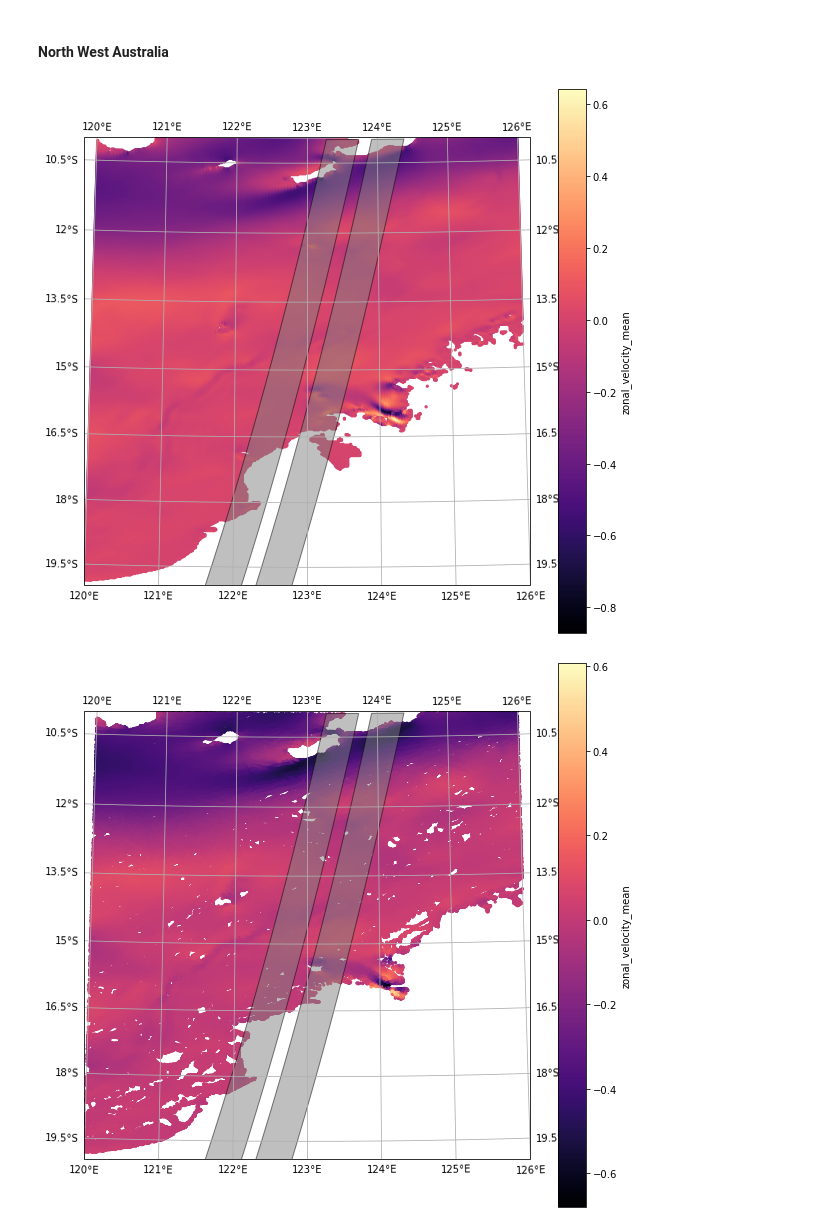
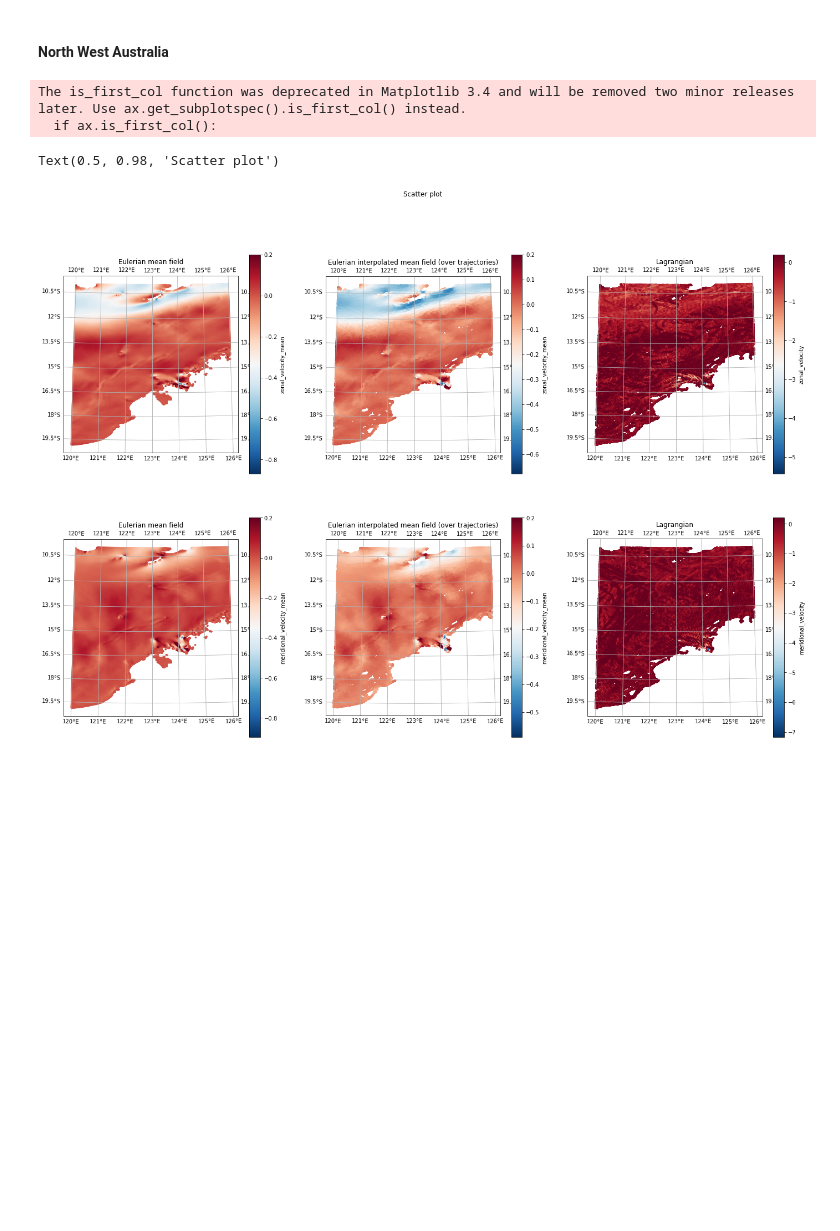
Before and after one commit to zcasparco/SWOT_CalVal, a Jupyter notebook: EL_regional_stats.ipynb, the cells around one changed output. Saved outputs shown, nothing was run; the diff lists cells and outputs as text; code cells hidden in the pictures; blank space fills up the shorter version.

```diff
--- a/EL_regional_stats.ipynb
+++ b/EL_regional_stats.ipynb
@@ -186,5 +187,3 @@ def binned_site(bbox,df,dl,V):
     df_sub = df_sub.persist()
     uv_sub = df_sub.groupby(['lon_cut','lat_cut']).mean(skipna=False).compute()
     return uv_sub
-# %%
-ds = ut.load_data(['SSU','SSV'])
@@ -324,11 +329,11 @@ dfE_1dl = dfE_1dl.assign_coords({'lon':dfL_1dl.lon.values,'lat':dfL_1dl.lat.valu
 cmap='RdGy'
 fig, axs = plt.subplots(2,3,figsize=(15,10))
 for i,V in enumerate(['zonal_velocity_mean','meridional_velocity_mean']):
-    (1-np.abs(dfE_1dl[V]/dfL_1dl[V])).plot(x='lon',y='lat',cmap=cmap,ax=axs[i,0],vmax=1)
+    (1-np.abs(dfL_1dl[V]/dfE_1dl[V])).plot(x='lon',y='lat',cmap=cmap,ax=axs[i,0],vmax=1)
     (1-np.abs(dfL_1dl[V.split('_m')[0]]/dfL_1dl[V])).plot(x='lon',y='lat',cmap=cmap,ax=axs[i,1],vmax=1)
     (1-np.abs(dfL_1dl[V.split('_m')[0]]/dfE_1dl[V])).plot(x='lon',y='lat',cmap=cmap,ax=axs[i,2],vmax=1)
 
-    for title,ax in zip([r'$1-<\bar u_E>/<\bar u_i>$',r'$1-<u>/<\bar u_i>$',r'$1-<u>/<\bar u_E>$'],axs[i,:]):
+    for title,ax in zip([r'$1-<\bar u_{E,i}>/<\bar u_E>$',r'$1-<u_L>/<\bar u_{E,i}>$',r'$1-<u>/<\bar u_E>$'],axs[i,:]):
         ax.set_title(title)
 
 fig.suptitle('Binned plot')
@@ -400,12 +478,12 @@ fig.tight_layout()
 # %%
-cmap='RdGy'
+cmap='bone_r'
 fig, axs = plt.subplots(2,3,figsize=(15,10))
 for i,V in enumerate(['zonal_velocity_mean','meridional_velocity_mean']):
-    (1-np.abs(dfE_1dl[V]/dfL_1dl[V])).plot(x='lon',y='lat',cmap=cmap,ax=axs[i,0],vmax=1)
-    (1-np.abs(dfL_1dl[V.split('_m')[0]]/dfL_1dl[V])).plot(x='lon',y='lat',cmap=cmap,ax=axs[i,1],vmax=1)
-    (1-np.abs(dfL_1dl[V.split('_m')[0]]/dfE_1dl[V])).plot(x='lon',y='lat',cmap=cmap,ax=axs[i,2],vmax=1)
+    np.abs(dfE_1dl[V]-dfL_1dl[V]).plot(x='lon',y='lat',cmap=cmap,ax=axs[i,0],vmax=0.05)
+    np.abs(dfL_1dl[V]-dfL_1dl[V.split('_m')[0]]).plot(x='lon',y='lat',cmap=cmap,ax=axs[i,1],vmax=0.05)
+    np.abs(dfE_1dl[V]-dfL_1dl[V.split('_m')[0]]).plot(x='lon',y='lat',cmap=cmap,ax=axs[i,2],vmax=0.05)
 
-    for title,ax in zip([r'$1-<\bar u_E>/<\bar u_i>$',r'$1-<u>/<\bar u_i>$',r'$1-<u>/<\bar u_E>$'],axs[i,:]):
+    for title,ax in zip([r'$\vert <\bar u_E>_b-<\bar u_{E,i}>_{b,t}\vert$',r'$\vert <\bar u_{E,i}>_{b,t}-<u>_{b,t}\vert$',r'$\vert<\bar u_E>-<u>\vert$'],axs[i,:]):
         ax.set_title(title)
 
 fig.suptitle('Binned plot')
@@ -429,9 +507,39 @@ df_sub = df_sub.compute()
 # %%
 df_E = func(ds,['zonal_velocity_mean','meridional_velocity_mean'])
 # %%
-colmap='magma'
-plot_swot(df_E,'zonal_velocity_mean',bbox,colmap)
-plot_swot(df_sub,'zonal_velocity_mean',bbox,colmap)
+central_lon = (bbox[0]+bbox[1])*0.5
+central_lat = (bbox[2]+bbox[3])*0.5
+
+polygon = Polygon([(bbox[0], bbox[2]),
+                       (bbox[1], bbox[2]),
+                       (bbox[1], bbox[3]),
+                       (bbox[0], bbox[3]),
+                       (bbox[0], bbox[2]),
+                      ])
+    #poly_gdf = gpd.GeoDataFrame([1], geometry=[polygon], crs=world.crs)
+gdf = tracks["swath"]
+gdf_clipped = gpd.clip(gdf, polygon)
+
+#crs = ccrs.Orthographic(central_lon, central_lat)
+crs = ccrs.AlbersEqualArea(central_lon, central_lat)
+
+crs_proj4 = crs.proj4_init
+
+fig, axs = plt.subplots(2, 3,
+                           subplot_kw={'projection': crs},
+                           figsize=(24,16),
+                          )
+for i,V in enumerate(['zonal_velocity_mean','meridional_velocity_mean']):
+    df_E.plot.scatter(x='lon',y='lat',c=V,cmap='RdBu_r',ax=axs[i,0],s=6,vmax=0.2,transform=ccrs.PlateCarree())
+    df_sub.plot.scatter(x='lon',y='lat',c=V,cmap='RdBu_r',ax=axs[i,1],s=6,vmax=0.2,transform=ccrs.PlateCarree())
+    df_sub.plot.scatter(x='lon',y='lat',c=V.split('_m')[0],cmap='RdBu_r',ax=axs[i,2],s=6,vmax=0.2,transform=ccrs.PlateCarree())
+
+    for title,ax in zip(['Eulerian mean field','Eulerian interpolated mean field (over trajectories)','Lagrangian'],axs[i,:]):
+        ax.set_title(title)
+        ax.gridlines(draw_labels=True)
+fig.suptitle('Scatter plot')
 # %% [output]
+The is_first_col function was deprecated in Matplotlib 3.4 and will be removed two minor releases later. Use ax.get_subplotspec().is_first_col() instead.
+  if ax.is_first_col():
+Text(0.5, 0.98, 'Scatter plot')
-[figure, old version]
+[figure, new version]
-[figure, removed]
```
Also changed, not shown: parts of 31 cells of this notebook.
